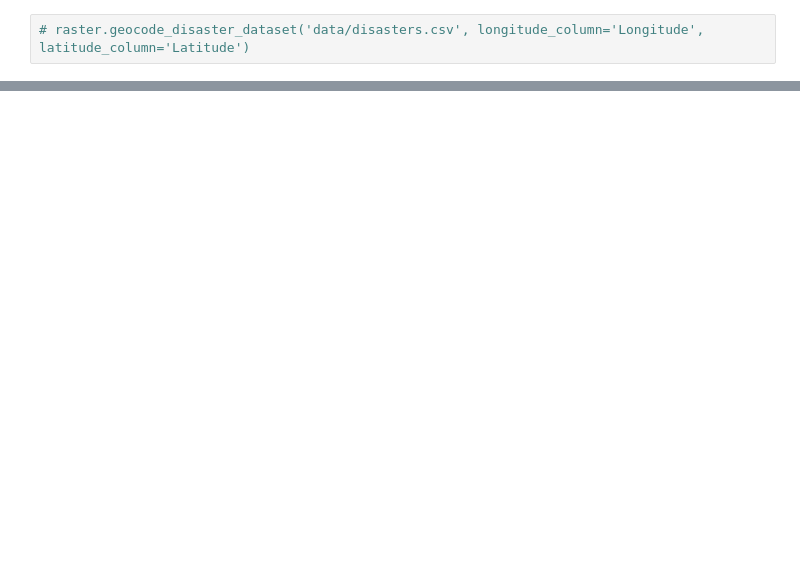
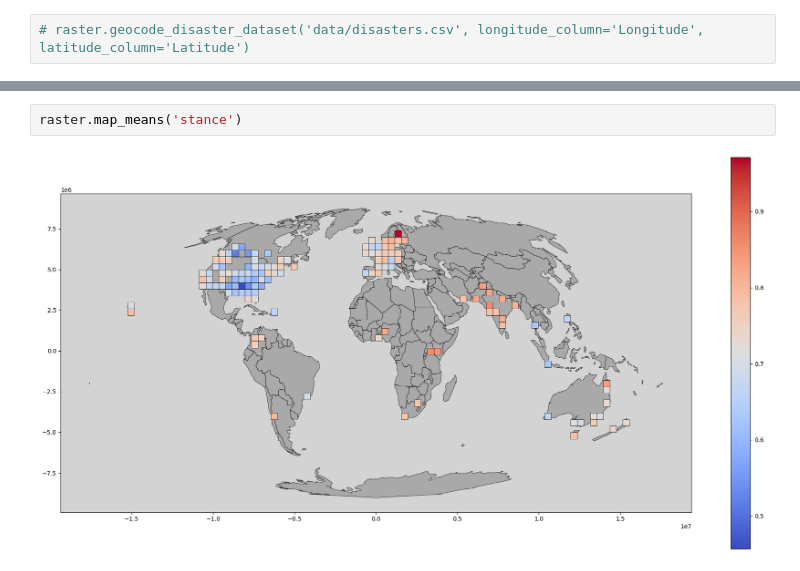
Before and after one commit to dguzh/DisasterTweetAnalytics, a Jupyter notebook: Demo.ipynb, the cells around one changed output, grey strips where cells are left out. Drawn from its saved outputs; the diff is of its cells as text; blank space fills up the shorter version.

```diff
--- a/Demo.ipynb
+++ b/Demo.ipynb
@@ -21,0 +40,4 @@ raster.plot_values(raster.training_data[28, 28][2000][1], 'stance_diff')
+# %%
+raster.map_means('stance')
+# %% [output]
+[figure, added]
```
Also changed, not shown: parts of 18 cells of this notebook, 3 other files.
